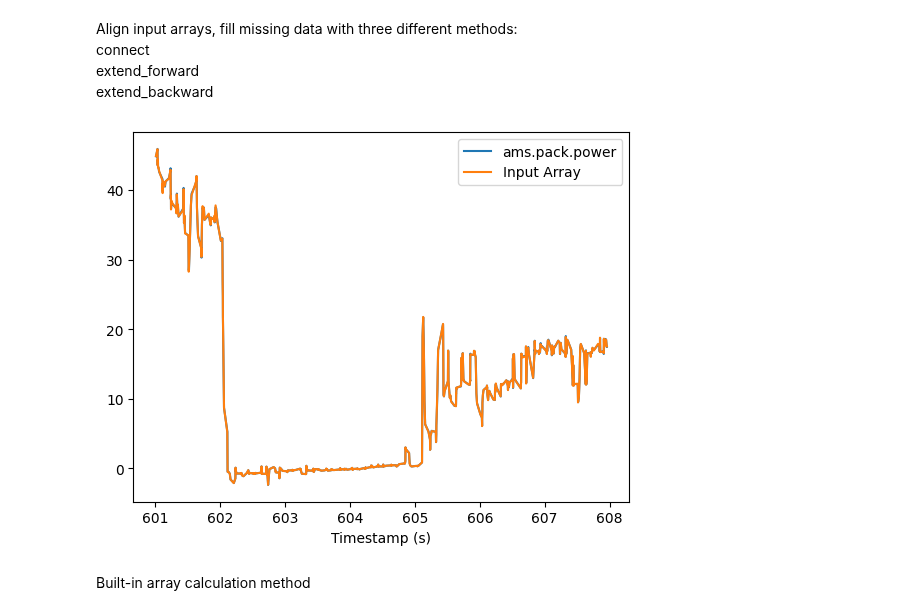
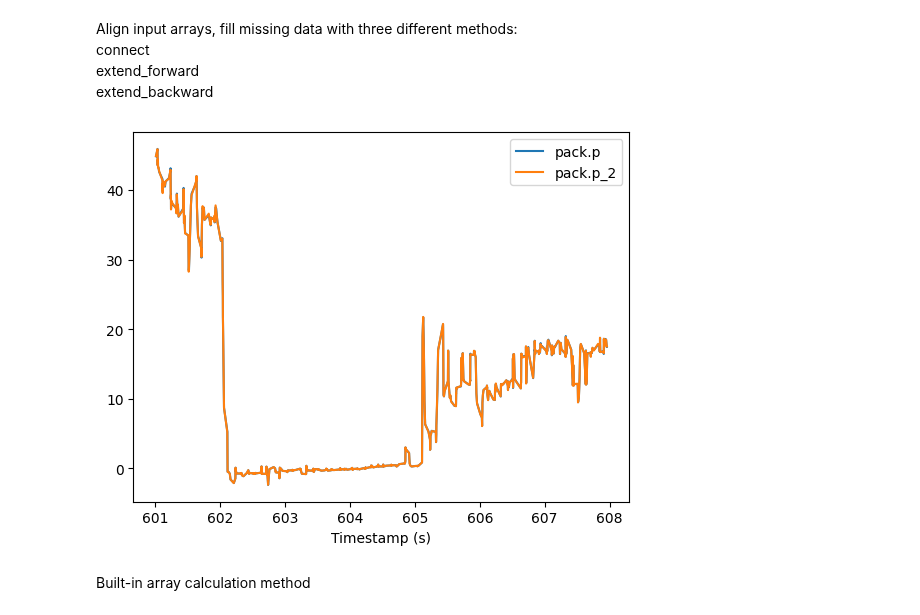
Before and after one commit to Penn-Electric-Racing/PER-Data-Analyzer, a Jupyter notebook: tutorial/tutorial.ipynb, the cells around one changed output. Cells and saved outputs as stored; diff of their text form; code cells hidden in the pictures.

Commit message:
Added feature to put variable into operation list

```diff
--- a/tutorial/tutorial.ipynb
+++ b/tutorial/tutorial.ipynb
@@ -182,33 +182,39 @@ extend_backward
 # %%
 # Align variables for timestamp match
 
 v_al = [
     "ams.pack.voltage",
     "ams.pack.current"
 ]
 
 # match_type choices: connect, extend_forward, extend_backward
 alist = aly.align_array(v_al, match_type="connect")
 # alist[0] is aligned voltage; alist[1] is aligned current
 
 # Helper to multiply two nparray for later plotting
 
 product_second_col = alist[0][:, 1] * alist[1][:, 1] /1000 # Multiply every data to get power and correct unit
 combined_array = np.column_stack((
     alist[0][:, 0],       # First column (shared)
     product_second_col,  # New second column (product)
     alist[0][:, 2],       # Third column (shared)
     alist[0][:, 3]        # Fourth column (shared)
 ))
 
 # Compare to power sensor
 variables = [
     "ams.pack.power",
     combined_array,
     ]
-aly.plot(variables, start_time = 601, end_time = 608, time_unit = "s")
+
+# Custom label feature
+labell = [
+    "pack.p",
+    "pack.p_2"
+]
+aly.plot(variables, start_time = 601, end_time = 608, time_unit = "s", label_list = labell)
 # %% [output]
-[figure, old version]
+[figure, new version]
 # %% [markdown]
 Built-in array calculation method
 # %%
```
Also changed, not shown: parts of 2 cells of this notebook, 1 other file.
